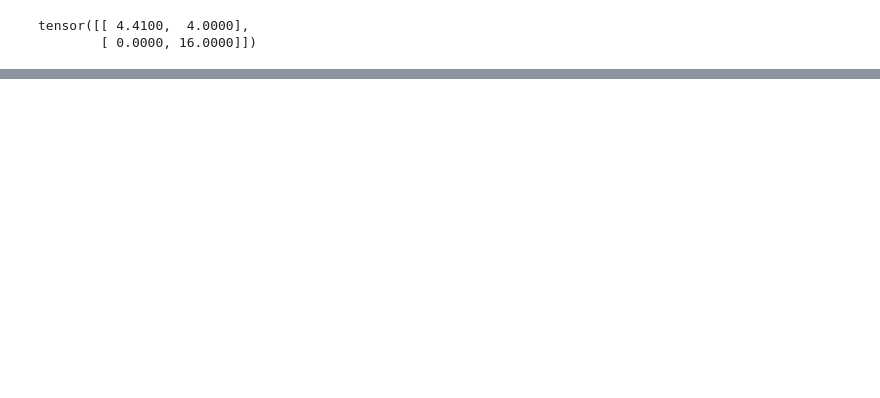
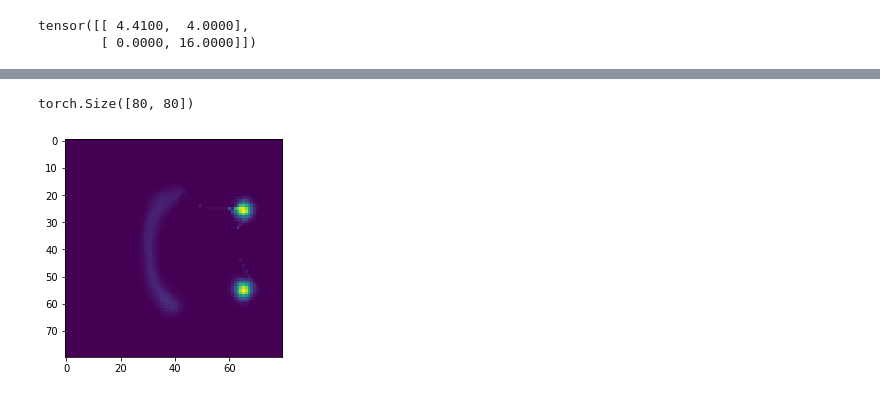
Before and after one commit to RamSaw/deep-unsupervised-learning, a Jupyter notebook: HW_02_T_01.ipynb, the cells around one changed output, grey strips where cells are left out. Saved outputs shown, nothing was run; the diff lists cells and outputs as text; code cells hidden in the pictures; blank space fills up the shorter version.

```diff
--- a/HW_02_T_01.ipynb
+++ b/HW_02_T_01.ipynb
@@ -303,0 +383,22 @@ tensor([[ 4.4100,  4.0000],
+# %%
+def draw_dist_REAL_NVP(model):
+    space = np.arange(-4, 4, 0.1)
+    grid = torch.zeros((len(space) ** 2, 2))
+    probs = torch.zeros(len(space), len(space))
+    ind = 0
+    model.eval()
+    with torch.no_grad():
+        for i in range(len(space)):
+            for j in range(len(space)):
+                x1 = space[i]
+                x2 = space[j]
+                prob = model.log_prob(torch.FloatTensor([[x1, x2]])).exp()
+                probs[i][j] = prob.data.item()
+    print(probs.shape)
+    plt.imshow(probs)
+    plt.show
+# %%
+draw_dist_REAL_NVP(REAL_NVP)
+# %% [output]
+torch.Size([80, 80])
+[figure, added]
```
Also changed, not shown: parts of 17 cells of this notebook.
